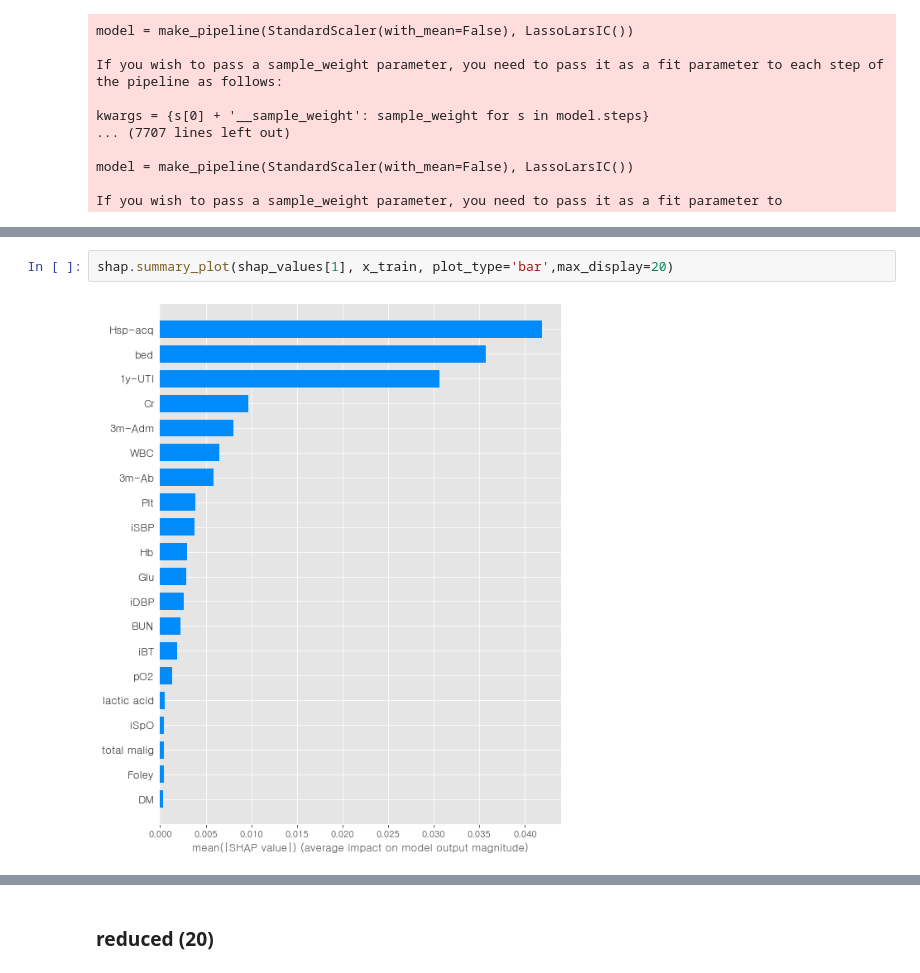
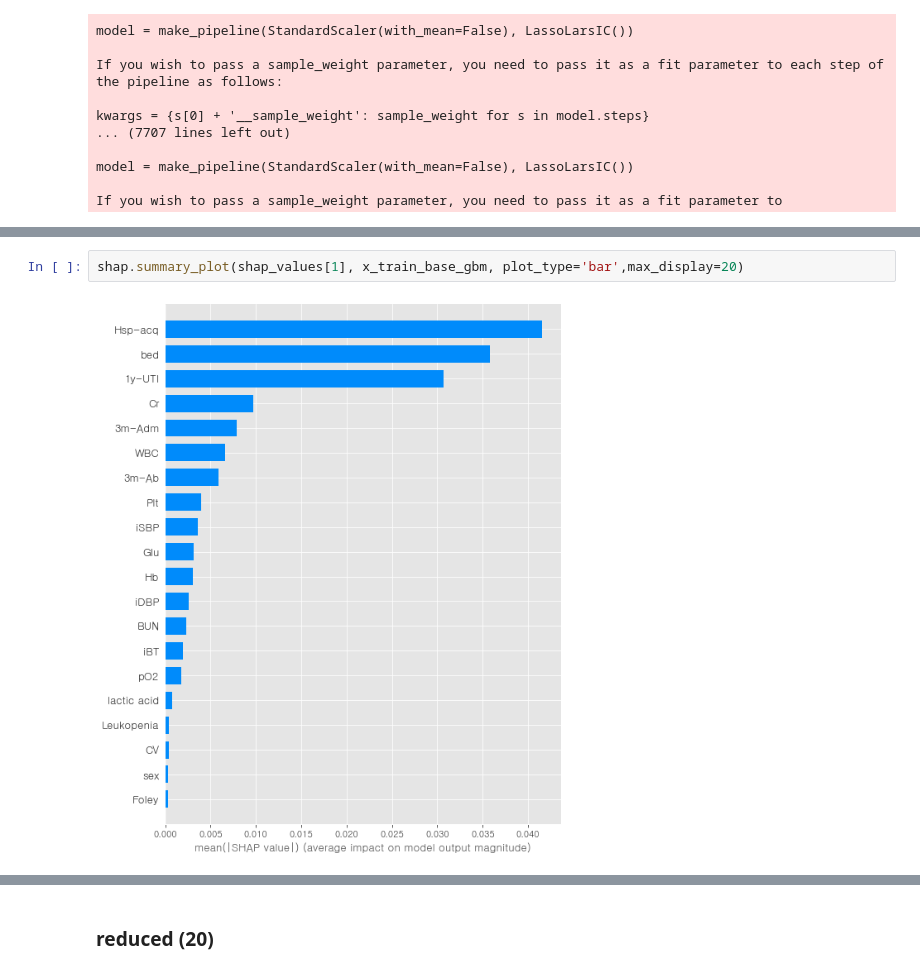
Before and after one commit to bub3690/22-1_multivariate, a Jupyter notebook: final_project/Classification-rftree-pre.ipynb, the cells around one changed output, grey strips where cells are left out. Drawn from its saved outputs; the diff is of its cells as text.

Commit message:
mean shap value metrci update

```diff
--- a/final_project/Classification-rftree-pre.ipynb
+++ b/final_project/Classification-rftree-pre.ipynb
@@ -3401,4 +3467,4 @@ shap.summary_plot(shap_values[1],x_train_base_gbm,feature_names=features,plot_ty
 # %%
-shap.summary_plot(shap_values[1], x_train, plot_type='bar',max_display=20)
+shap.summary_plot(shap_values[1], x_train_base_gbm, plot_type='bar',max_display=20)
 # %% [output]
-[figure, old version]
+[figure, new version]
```
Also changed, not shown: parts of 20 cells of this notebook, 1 other file.
